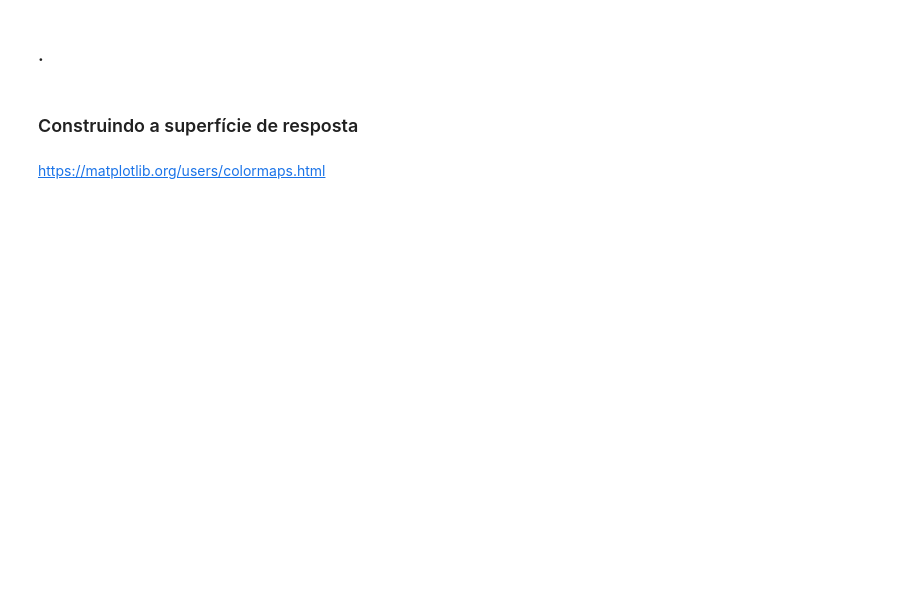
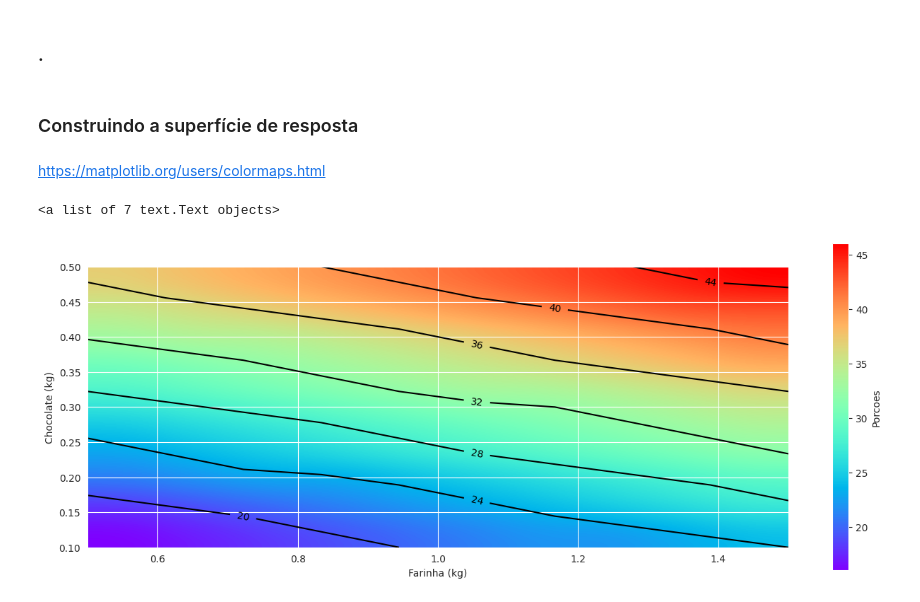
Before and after one commit to wiliands/estatistica_python, a Jupyter notebook: 08 - Analise_Experimentos/Planejamento_experimentos_aula.ipynb, the cells around one changed output. Saved outputs shown, nothing was run; the diff lists cells and outputs as text; code cells hidden in the pictures; blank space fills up the shorter version.

Commit message:
Mapa de cores

```diff
--- a/08 - Analise_Experimentos/Planejamento_experimentos_aula.ipynb
+++ b/08 - Analise_Experimentos/Planejamento_experimentos_aula.ipynb
@@ -565,3 +571,16 @@ Notes:
 ### .
 # %% [markdown]
 ### Definindo a função
+# %%
+def modelo_receita(x_f, x_c):
+    #limite
+    limite_normalizado = [-1,+1]
+    limite_faria = [0.5,1.5]
+    limite_chocolate = [0.1,0.5]
+
+    #conversao
+    x_f_norm = np.interp(x_f, limite_faria, limite_normalizado)
+    x_c_norm = np.interp(x_c, limite_chocolate, limite_normalizado)
+
+    porcoes = parametros['Intercept'] + parametros['Farinha'] * x_f_norm + parametros['Chocolate'] * x_c_norm
+    return round(porcoes)
@@ -616,3 +639,6 @@ Notes:
 
 
 <p style='margin: 30px 30px;'>
+# %%
+x_farinha = np.linspace(start=0.5, stop=1.5, num = 10)
+x_farinha
@@ -618,0 +648,3 @@ Notes:
+# %%
+x_chocolate = np.linspace(start = 0.1, stop = 0.5, num = 10)
+x_chocolate
@@ -619,2 +654,10 @@ Notes:
 # %% [markdown]
 ### .
+# %%
+pontos = []
+for x_f in x_farinha:
+    temp = []
+    for x_c in x_chocolate:
+        temp.append(modelo_receita(x_f, x_c))
+    pontos.append(temp)
+pontos
@@ -625,2 +681,20 @@ Notes:
 # %% [markdown]
 https://matplotlib.org/users/colormaps.html
+# %%
+#base
+plt.figure(figsize=(16,6))
+plt.xlabel('Farinha (kg)')
+plt.ylabel('Chocolate (kg)')
+
+#Mapa de cores
+mapa_cor = plt.imshow(pontos, origin='lower', cmap=cm.rainbow, interpolation='quadric', extent=(0.5, 1.5, 0.1, 0.5))
+
+#Barra de cor
+plt.colorbar().set_label('Porcoes')
+
+#Linhas explicacao
+linhas = plt.contour(x_farinha, x_chocolate, pontos, colors='k', linewidths=1.5)
+plt.clabel(linhas, inline=True, inline_spacing = 10)
+# %% [output]
+<a list of 7 text.Text objects>
+[figure, added]
```
Also changed, not shown: parts of 11 cells of this notebook.
